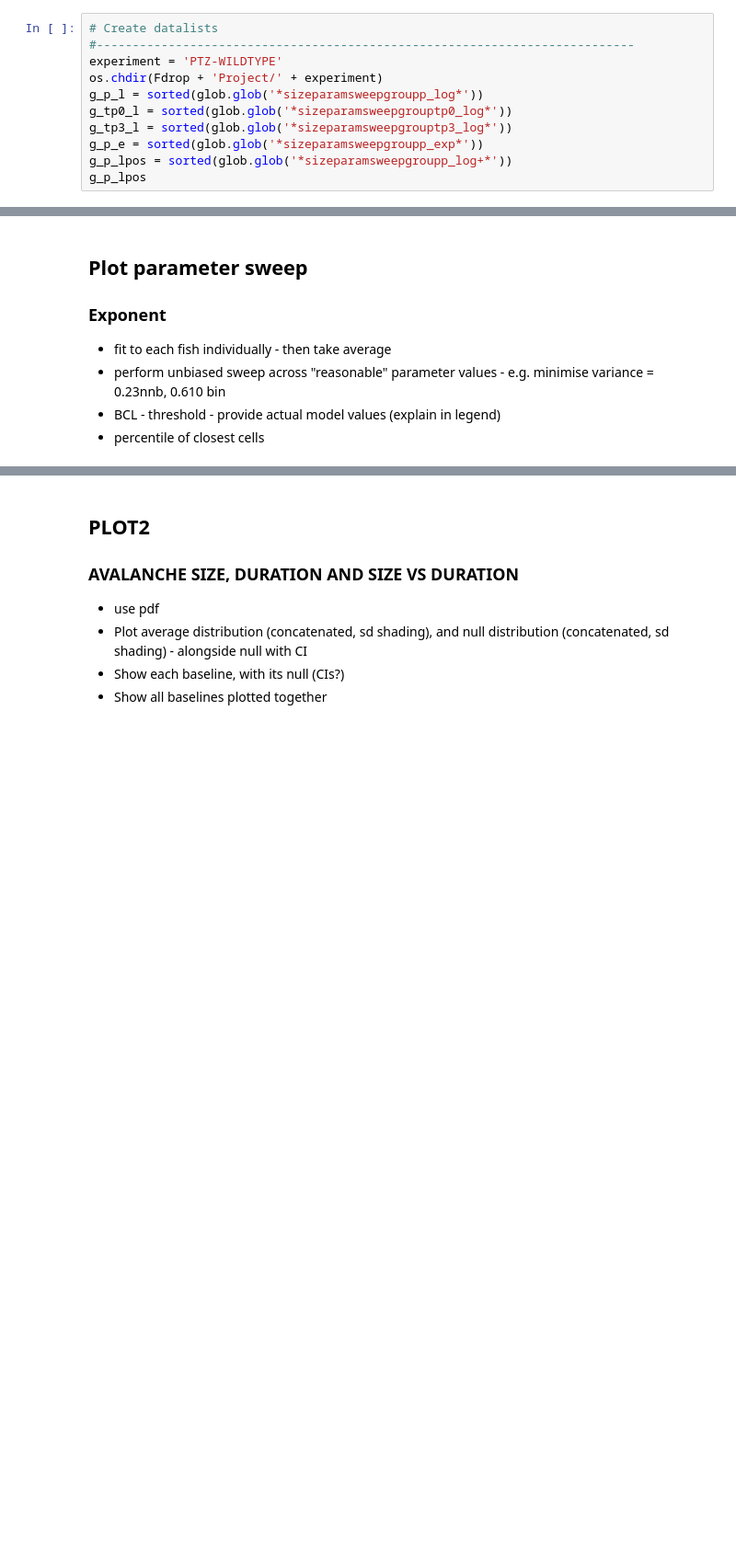
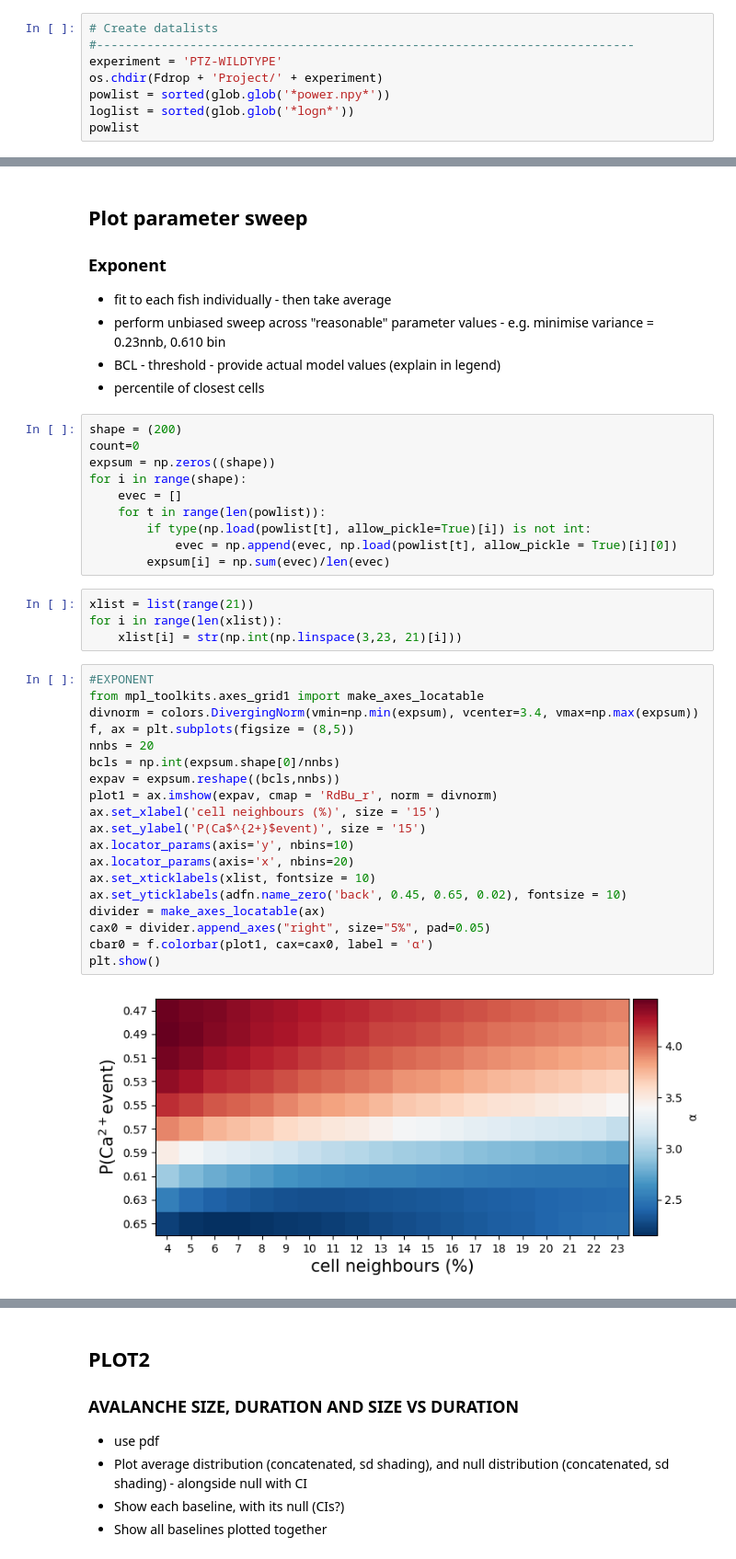
Before and after one commit to dafishcode/suite2p_analysis_py, a Jupyter notebook: avfig2.ipynb, the cells around one changed output, grey strips where cells are left out. Shown at 92% size. Saved outputs shown, nothing was run; the diff lists cells and outputs as text; blank space fills up the shorter version.

```diff
--- a/avfig2.ipynb
+++ b/avfig2.ipynb
@@ -42,10 +48,7 @@ The text.latex.unicode rcparam was deprecated in Matplotlib 2.2 and will be remo
 #---------------------------------------------------------------------------
 experiment = 'PTZ-WILDTYPE'
 os.chdir(Fdrop + 'Project/' + experiment)
-g_p_l = sorted(glob.glob('*sizeparamsweepgroupp_log*'))
-g_tp0_l = sorted(glob.glob('*sizeparamsweepgrouptp0_log*'))
-g_tp3_l = sorted(glob.glob('*sizeparamsweepgrouptp3_log*'))
-g_p_e = sorted(glob.glob('*sizeparamsweepgroupp_exp*'))
-g_p_lpos = sorted(glob.glob('*sizeparamsweepgroupp_log+*'))
-g_p_lpos
+powlist = sorted(glob.glob('*power.npy*'))
+loglist = sorted(glob.glob('*logn*'))
+powlist
 # %% [output]
@@ -68,3 +198,38 @@ for t in nums:
 * perform unbiased sweep across "reasonable" parameter values - e.g. minimise variance = 0.23nnb, 0.610 bin
 * BCL - threshold - provide actual model values (explain in legend)
 * percentile of closest cells
+# %%
+shape = (200)
+count=0
+expsum = np.zeros((shape))
+for i in range(shape):
+    evec = []
+    for t in range(len(powlist)):
+        if type(np.load(powlist[t], allow_pickle=True)[i]) is not int:
+            evec = np.append(evec, np.load(powlist[t], allow_pickle = True)[i][0])
+        expsum[i] = np.sum(evec)/len(evec)
+# %%
+xlist = list(range(21))
+for i in range(len(xlist)):
+    xlist[i] = str(np.int(np.linspace(3,23, 21)[i]))
+# %%
+#EXPONENT
+from mpl_toolkits.axes_grid1 import make_axes_locatable
+divnorm = colors.DivergingNorm(vmin=np.min(expsum), vcenter=3.4, vmax=np.max(expsum))
+f, ax = plt.subplots(figsize = (8,5))
+nnbs = 20
+bcls = np.int(expsum.shape[0]/nnbs)
+expav = expsum.reshape((bcls,nnbs))
+plot1 = ax.imshow(expav, cmap = 'RdBu_r', norm = divnorm)
+ax.set_xlabel('cell neighbours (%)', size = '15')
+ax.set_ylabel('P(Ca$^{2+}$event)', size = '15')
+ax.locator_params(axis='y', nbins=10)
+ax.locator_params(axis='x', nbins=20)
+ax.set_xticklabels(xlist, fontsize = 10)
+ax.set_yticklabels(adfn.name_zero('back', 0.45, 0.65, 0.02), fontsize = 10)
+divider = make_axes_locatable(ax)
+cax0 = divider.append_axes("right", size="5%", pad=0.05)
+cbar0 = f.colorbar(plot1, cax=cax0, label = 'α')
+plt.show()
+# %% [output]
+[figure, added]
```
Also changed, not shown: parts of 89 cells of this notebook, 10 other files.
